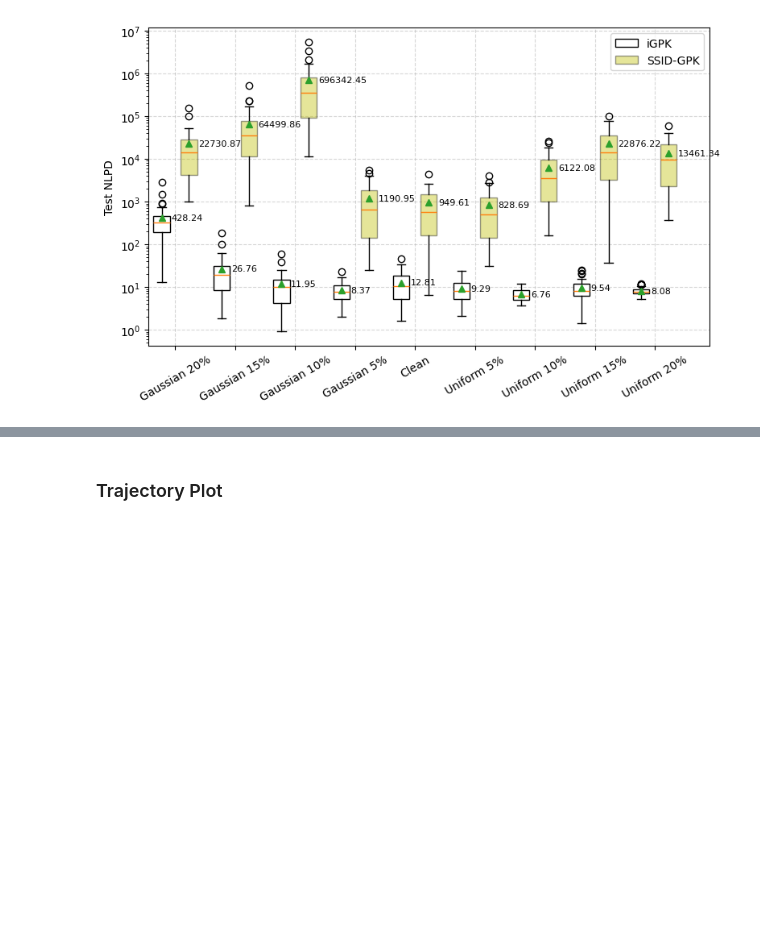
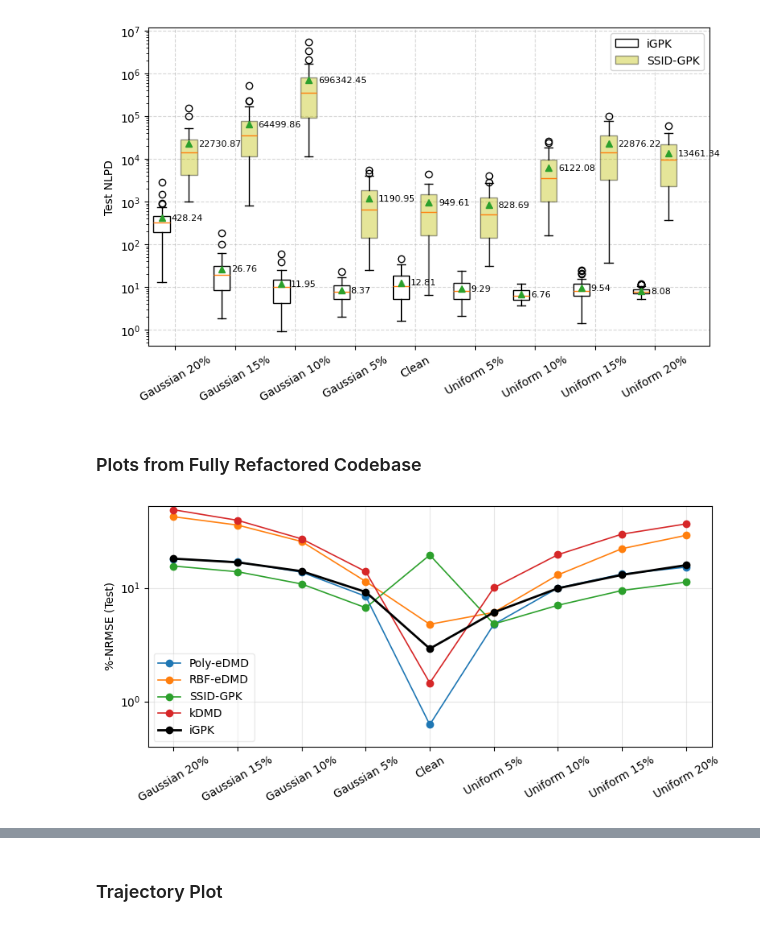
Before and after one commit to abhigyan9/KoopmanGPO, a Jupyter notebook: plotting_siam.ipynb, the cells around one changed output, grey strips where cells are left out. Drawn from its saved outputs; the diff is of its cells as text; code cells hidden in the pictures; blank space fills up the shorter version.

Commit message:
refactor complete, explicit prior means, k-means sampling for Xtrain added

```diff
--- a/plotting_siam.ipynb
+++ b/plotting_siam.ipynb
@@ -289,9 +250,9 @@ Test  NLPD SSID-GPK: mean=14721.5483, std=20721.1559
 ### Plots from Refactored Codebase
 # %%
 nz = 35
-data_n00 = torch.load(f'Figures/Journal/Cart_data_{nz}D-20260512/AllData_Cart_data_noise-gaussian_int-0.000_seed-1234_20260512.pt', weights_only=True)
-data_u05 = torch.load(f'Figures/Journal/Cart_data_{nz}D-20260512/AllData_Cart_data_noise-uniform_int-0.050_seed-1234_20260512.pt', weights_only=True)
-data_u10 = torch.load(f'Figures/Journal/Cart_data_{nz}D-20260512/AllData_Cart_data_noise-uniform_int-0.100_seed-1234_20260512.pt', weights_only=True)
+data_n00 = torch.load(f'Figures/Journal/Cart_data_{nz}D-{datestamp}/AllData_Cart_data_noise-gaussian_int-0.000_seed-1234_20260512.pt', weights_only=True)
+data_u05 = torch.load(f'Figures/Journal/Cart_data_{nz}D-{datestamp}/AllData_Cart_data_noise-uniform_int-0.050_seed-1234_{datestamp}.pt', weights_only=True)
+data_u10 = torch.load(f'Figures/Journal/Cart_data_{nz}D-{datestamp}/AllData_Cart_data_noise-uniform_int-0.100_seed-1234_20260512.pt', weights_only=True)
 data_u15 = torch.load(f'Figures/Journal/Cart_data_{nz}D-20260512/AllData_Cart_data_noise-uniform_int-0.150_seed-1234_20260512.pt', weights_only=True)
 data_u20 = torch.load(f'Figures/Journal/Cart_data_{nz}D-20260512/AllData_Cart_data_noise-uniform_int-0.200_seed-1234_20260512.pt', weights_only=True)
 data_n05 = torch.load(f'Figures/Journal/Cart_data_{nz}D-20260512/AllData_Cart_data_noise-gaussian_int-0.050_seed-1234_20260512.pt', weights_only=True)
@@ -613,3 +574,5 @@ Uniform 20%:
 Test  NLPD iGPK:     mean=8.0846, std=1.7847
 Test  NLPD SSID-GPK: mean=13461.3395, std=12966.8444
 [figure]
+# %% [markdown]
+### Plots from Fully Refactored Codebase
@@ -615,0 +756,38 @@ Test  NLPD SSID-GPK: mean=13461.3395, std=12966.8444
+# %%
+NRMSE_Test_bymdl = {
+    "Poly-eDMD":    [100.0*float(data['Poly-eDMD'].mean()) for _, data in NRMSE_Test.items()],
+    "RBF-eDMD":     [100.0*float(data['RBF-eDMD'].mean()) for _, data in NRMSE_Test.items()],
+    "SSID-GPK":     [100.0*float(data['SSID-GPK'].mean()) for _, data in NRMSE_Test.items()],
+    "kDMD":         [100.0*float(data['kDMD'].mean()) for _, data in NRMSE_Test.items()],
+    "iGPK":         [100.0*float(data['iGPK'].mean()) for _, data in NRMSE_Test.items()],
+    }
+
+NRMSE_Test_bymdl_median = {
+    "Poly-eDMD":    [100.0*float(data['Poly-eDMD'].median()) for _, data in NRMSE_Test.items()],
+    "RBF-eDMD":     [100.0*float(data['RBF-eDMD'].median()) for _, data in NRMSE_Test.items()],
+    "SSID-GPK":     [100.0*float(data['SSID-GPK'].median()) for _, data in NRMSE_Test.items()],
+    "kDMD":         [100.0*float(data['kDMD'].median()) for _, data in NRMSE_Test.items()],
+    "iGPK":         [100.0*float(data['iGPK'].median()) for _, data in NRMSE_Test.items()],
+    }
+
+noise_labels = NRMSE_Test.keys()
+levels = [i for i in range(len(NRMSE_Test))]
+plt.figure(figsize=(8,4))
+for model, mean_err in NRMSE_Test_bymdl_median.items():
+    if model == 'iGPK':
+        plt.plot(levels, mean_err, marker="o", linewidth=2, label=model, color='black')
+    else:
+        plt.plot(levels, mean_err, marker="o", linewidth=1.2, label=model)
+
+plt.xticks(levels, noise_labels, rotation=30)
+# plt.xlabel("Noise level")
+plt.ylabel("%-NRMSE (Test)")
+# plt.xlim([-1, 16])
+plt.yscale('symlog')
+plt.ylim(0.1, 80)
+plt.grid(True, alpha=0.3)
+plt.legend(framealpha=0.4)
+plt.tight_layout()
+plt.show()
+# %% [output]
+[figure, added]
```
Also changed, not shown: parts of 40 cells of this notebook, 58 other files.
